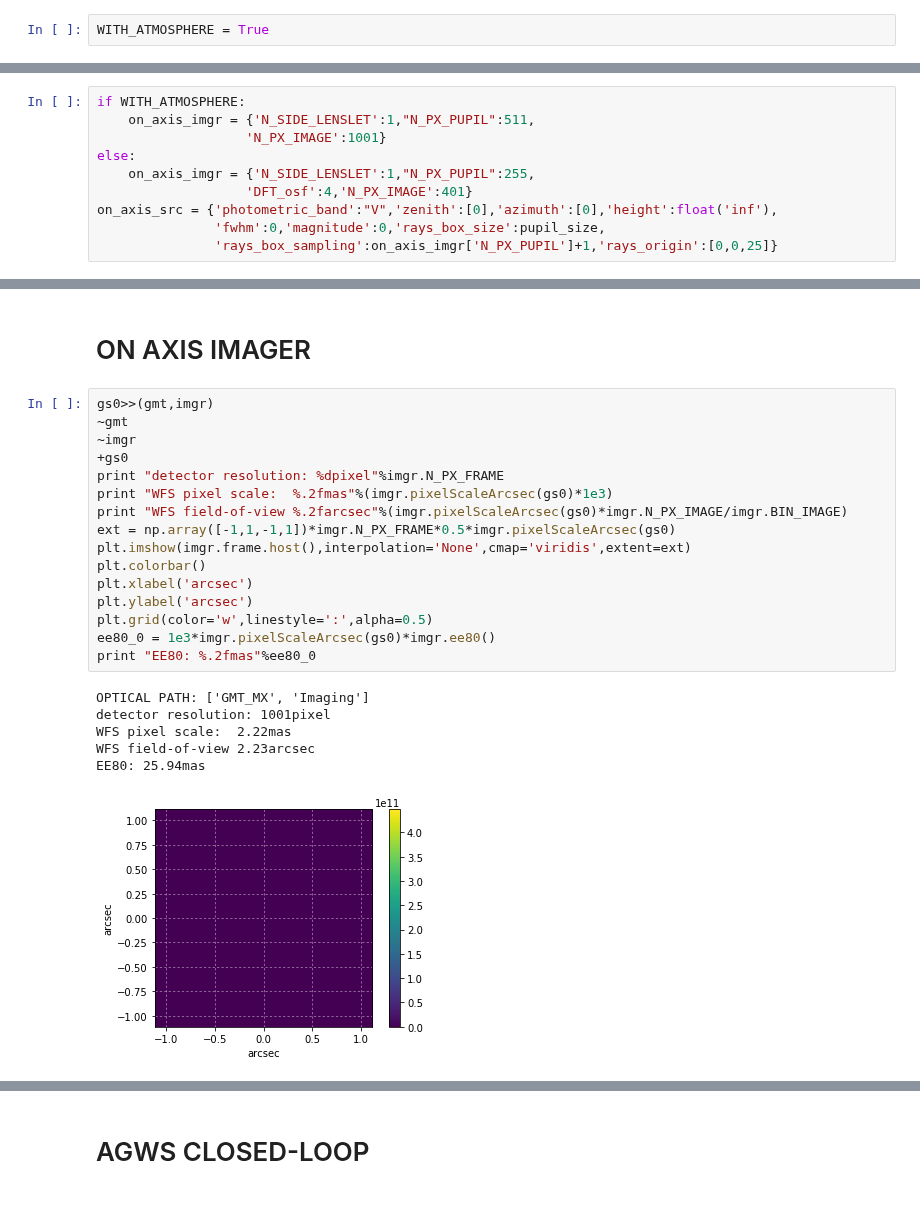
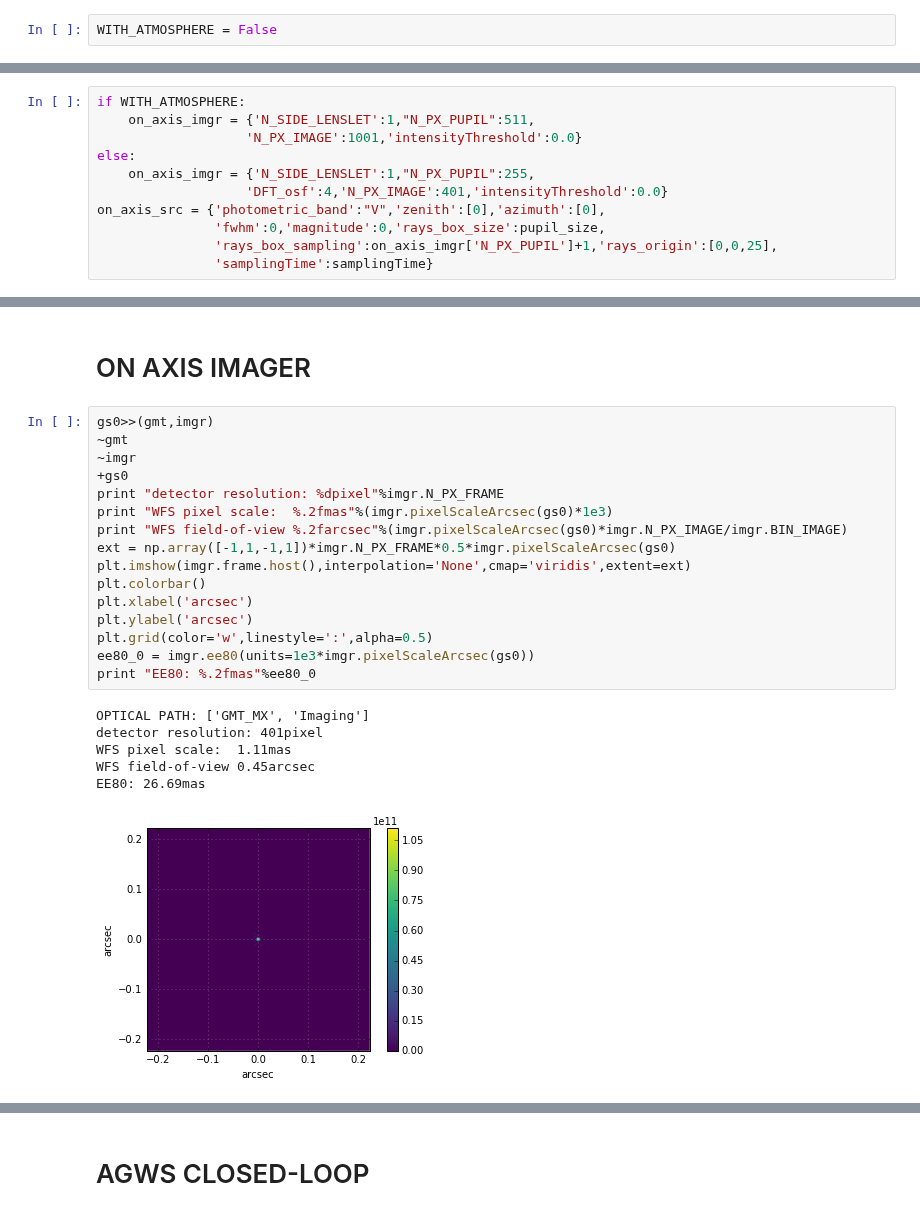
Before and after one commit to rconan/SIMCEO, a Jupyter notebook: Notebooks/Active_Optics_Control-Decoupled-Noise-Asterism.ipynb, the cells around one changed output, grey strips where cells are left out. Drawn from its saved outputs; the diff is of its cells as text.

```diff
--- a/Notebooks/Active_Optics_Control-Decoupled-Noise-Asterism.ipynb
+++ b/Notebooks/Active_Optics_Control-Decoupled-Noise-Asterism.ipynb
@@ -19,7 +30,7 @@ pupil_size = 25.5
 # %% [markdown]
 - atmosphere or not
 # %%
-WITH_ATMOSPHERE = True
+WITH_ATMOSPHERE = False
 # %% [markdown]
 * diffractive or geometric TT7
 # %%
@@ -42,13 +53,14 @@ gmt_prms = {'M1_mirror_modes':u"bending modes",'M1_N_MODE':42}
 # %%
 if WITH_ATMOSPHERE:
     on_axis_imgr = {'N_SIDE_LENSLET':1,"N_PX_PUPIL":511,
-                   'N_PX_IMAGE':1001}
+                   'N_PX_IMAGE':1001,'intensityThreshold':0.0}
 else:
     on_axis_imgr = {'N_SIDE_LENSLET':1,"N_PX_PUPIL":255,
-                   'DFT_osf':4,'N_PX_IMAGE':401}
-on_axis_src = {'photometric_band':"V",'zenith':[0],'azimuth':[0],'height':float('inf'),
+                   'DFT_osf':4,'N_PX_IMAGE':401,'intensityThreshold':0.0}
+on_axis_src = {'photometric_band':"V",'zenith':[0],'azimuth':[0],
                'fwhm':0,'magnitude':0,'rays_box_size':pupil_size,
-               'rays_box_sampling':on_axis_imgr['N_PX_PUPIL']+1,'rays_origin':[0,0,25]}
+               'rays_box_sampling':on_axis_imgr['N_PX_PUPIL']+1,'rays_origin':[0,0,25],
+               'samplingTime':samplingTime}
 # %% [markdown]
 ### WFSs
 # %%
@@ -337,23 +347,23 @@ plt.colorbar()
 # %%
 gs0>>(gmt,imgr)
 ~gmt
 ~imgr
 +gs0
 print "detector resolution: %dpixel"%imgr.N_PX_FRAME
 print "WFS pixel scale:  %.2fmas"%(imgr.pixelScaleArcsec(gs0)*1e3)
 print "WFS field-of-view %.2farcsec"%(imgr.pixelScaleArcsec(gs0)*imgr.N_PX_IMAGE/imgr.BIN_IMAGE)
 ext = np.array([-1,1,-1,1])*imgr.N_PX_FRAME*0.5*imgr.pixelScaleArcsec(gs0)
 plt.imshow(imgr.frame.host(),interpolation='None',cmap='viridis',extent=ext)
 plt.colorbar()
 plt.xlabel('arcsec')
 plt.ylabel('arcsec')
 plt.grid(color='w',linestyle=':',alpha=0.5)
-ee80_0 = 1e3*imgr.pixelScaleArcsec(gs0)*imgr.ee80()
+ee80_0 = imgr.ee80(units=1e3*imgr.pixelScaleArcsec(gs0))
 print "EE80: %.2fmas"%ee80_0
 # %% [output]
 OPTICAL PATH: ['GMT_MX', 'Imaging']
-detector resolution: 1001pixel
-WFS pixel scale:  2.22mas
-WFS field-of-view 2.23arcsec
-EE80: 25.94mas
+detector resolution: 401pixel
+WFS pixel scale:  1.11mas
+WFS field-of-view 0.45arcsec
+EE80: 26.69mas
-[figure, old version]
+[figure, new version]
```
Also changed, not shown: parts of 16 cells of this notebook, 1 other file.
